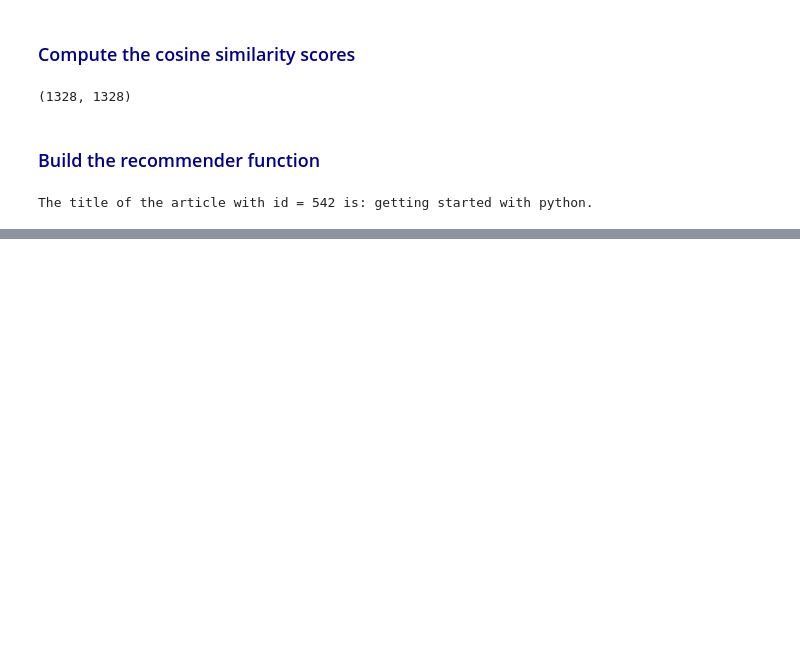
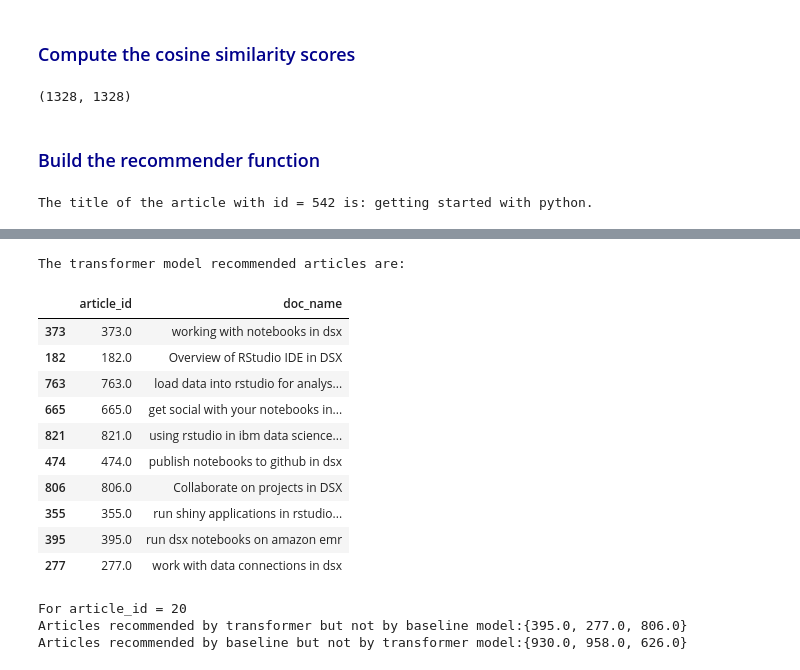
Before and after one commit to SolanaO/Recommendation_Systems, a Jupyter notebook: recommSys_P2_content.ipynb, the cells around one changed output, grey strips where cells are left out. Drawn from its saved outputs; the diff is of its cells as text; code cells hidden in the pictures; blank space fills up the shorter version.

```diff
--- a/recommSys_P2_content.ipynb
+++ b/recommSys_P2_content.ipynb
@@ -216,8 +189,8 @@ def tokenize(text):
     words = [w.lower().strip() for w in words]
 
     # remove stopwords, keep not and can
-    clean_words = [w for w in words if w not in stopwords.words('english')
-                   or w in ['not', 'can']]
+    clean_words = [w for w in words if w not in stopwords.words('english')]
+                  # or w in ['not', 'can', 'r']]
 
     return clean_words
 # %%
@@ -292,0 +351,33 @@ def content_recommender(article_id, n, cosine_sim, df_titles):
+# %%
+# Function that takes in the article id as input and gives n recommendations
+def content_recommender_transformer(article_id, k, df_titles):
+    '''
+    INPUT:
+    article_id (int) - unique article identifier
+    n (int) - how many recommendations should be returned
+    cosine_sim (np.ndarray) - matrix of cosine similarities
+    df (pd.DdataFrame) - contains title and article id
+
+    OUTPUT:
+    recommended_articles (list) - recommended articles (ids and titles),
+                                  sorted by cosine similarity
+    '''
+    # Get the information for the given article id
+    select_title = get_article_info(article_id, df_titles)[1]
+
+    # Create an embedding for select article title
+    select_article_embedding = model.encode(select_title, convert_to_tensor=True)
+
+    # Compute cosine similarity scores between the select article and the corpus
+    cos_scores = util.pytorch_cos_sim(select_article_embedding, corpus_embeddings)[0]
+
+    # Select the highest k scores
+    top_results = torch.topk(cos_scores, k)
+
+    # Get a list of recommended article ids
+    top_ids = top_results[1].tolist()[1:]
+
+    # Return the top n most similar article_ids as a pandas dataframe
+    recommended_articles = df_titles.iloc[top_ids]
+
+    return select_title, recommended_articles
@@ -322,3 +485,33 @@ The recommended articles are:
+# %%
+# Print the recommended articles using transformers
+print(f'\nThe transformer model recommended articles are:')
+recommendations_transf_list_20 = content_recommender_transformer(20, 11, df_titles)
+recommendations_transf_list_20[1]
+# %% [output]
+The transformer model recommended articles are:
+|  | article_id | doc_name |
+| 373 | 373.0 | working with notebooks in dsx |
+| 182 | 182.0 | Overview of RStudio IDE in DSX |
+| 763 | 763.0 | load data into rstudio for analys... |
+| 665 | 665.0 | get social with your notebooks in... |
+| 821 | 821.0 | using rstudio in ibm data science... |
+| 474 | 474.0 | publish notebooks to github in dsx |
+| 806 | 806.0 | Collaborate on projects in DSX |
+| 355 | 355.0 | run shiny applications in rstudio... |
+| 395 | 395.0 | run dsx notebooks on amazon emr |
+| 277 | 277.0 | work with data connections in dsx |
+# %%
+list_transf_20 = recommendations_transf_list_20[1].article_id.values
+list_tfidf_20 = recommendations_tfidf_list_20[1].article_id.values
+
+# The articles recommended one model but not the other
+print(f'For article_id = 20')
+print(f'Articles recommended by transformer but not by baseline model:{set(list_transf_20) - set(list_tfidf_20)}')
+print(f'Articles recommended by baseline but not by transformer model:{set(list_tfidf_20) - set(list_transf_20)}')
+# %% [output]
+For article_id = 20
+Articles recommended by transformer but not by baseline model:{395.0, 277.0, 806.0}
+Articles recommended by baseline but not by transformer model:{930.0, 958.0, 626.0}
 # %%
 # Choose the id for the test article
 article_id = 500
```
Also changed, not shown: parts of 115 cells of this notebook, 3 other files.
